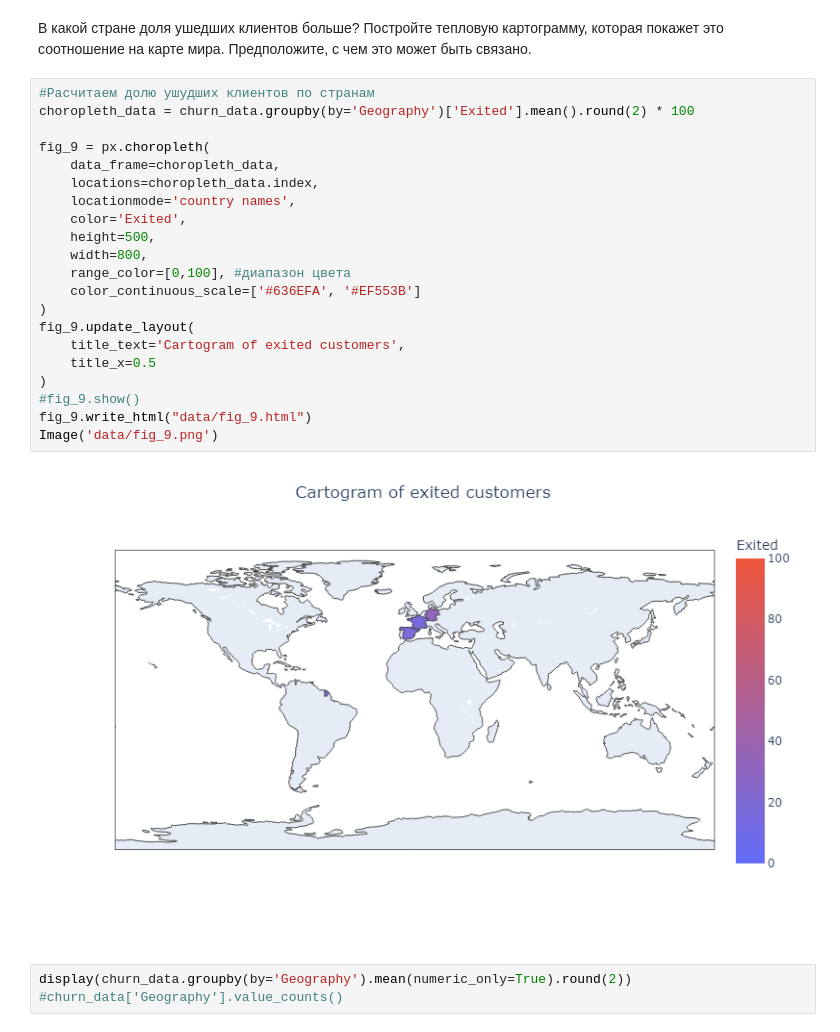
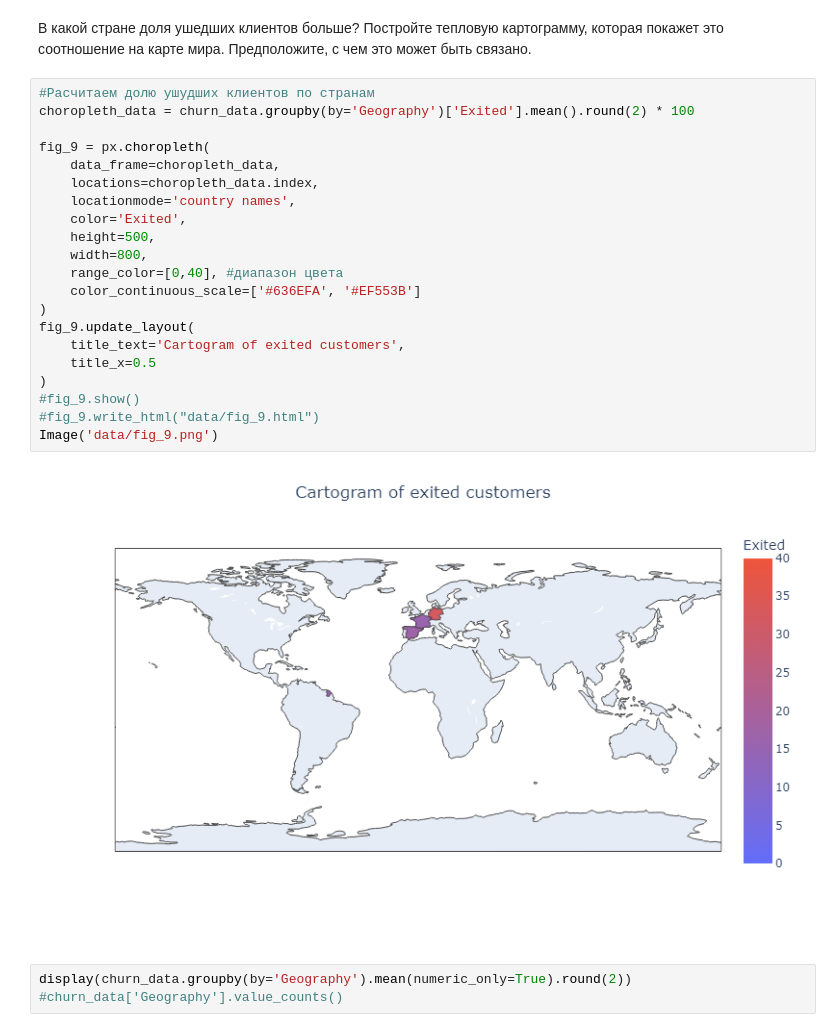
Before and after one commit to emozdir/Data_sciense, a Jupyter notebook: DST_01_13/report.ipynb, the cells around one changed output. Drawn from its saved outputs; the diff is of its cells as text.

```diff
--- a/DST_01_13/report.ipynb
+++ b/DST_01_13/report.ipynb
@@ -398,26 +398,26 @@ Image('data/fig_8.png')
 # %%
 #Расчитаем долю ушудших клиентов по странам
 choropleth_data = churn_data.groupby(by='Geography')['Exited'].mean().round(2) * 100
 
 fig_9 = px.choropleth(
     data_frame=choropleth_data,
     locations=choropleth_data.index,
     locationmode='country names',
     color='Exited',
     height=500,
     width=800,
-    range_color=[0,100], #диапазон цвета
+    range_color=[0,40], #диапазон цвета
     color_continuous_scale=['#636EFA', '#EF553B']
 )
 fig_9.update_layout(
     title_text='Cartogram of exited customers',
     title_x=0.5
 )
 #fig_9.show()
-fig_9.write_html("data/fig_9.html")
+#fig_9.write_html("data/fig_9.html")
 Image('data/fig_9.png')
 # %% [output]
-[figure, old version]
+[figure, new version]
 # %%
 display(churn_data.groupby(by='Geography').mean(numeric_only=True).round(2))
 #churn_data['Geography'].value_counts()
```
Also changed, not shown: parts of 9 cells of this notebook, 13 other files.
